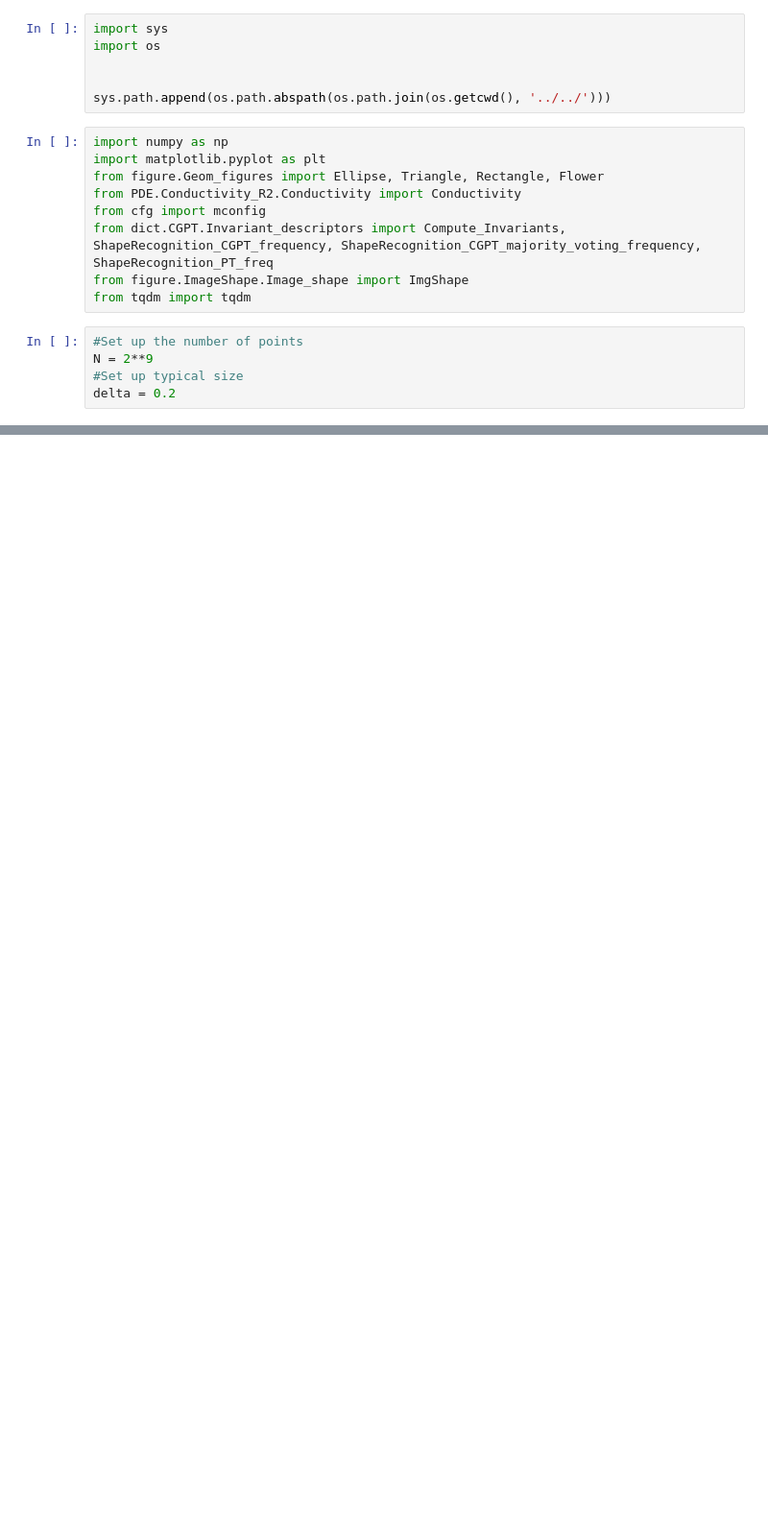
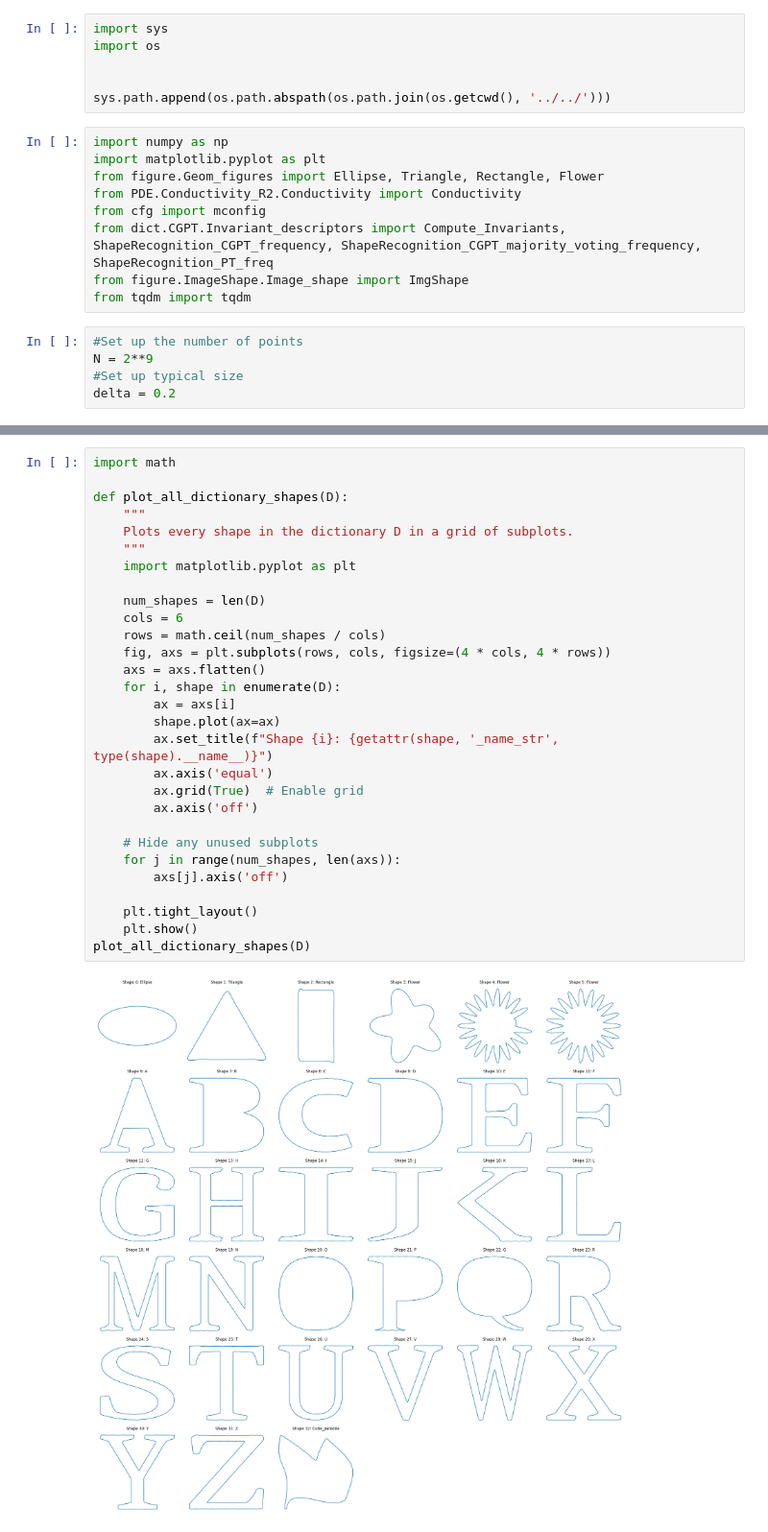
Before and after one commit to Ukechh/SIES_Python_version, a Jupyter notebook: demo/Electric_Fish/demo_shape_recognition_jupyter.ipynb, the cells around one changed output, grey strips where cells are left out. Shown at 96% size. Cells and saved outputs as stored; diff of their text form; blank space fills up the shorter version.

```diff
--- a/demo/Electric_Fish/demo_shape_recognition_jupyter.ipynb
+++ b/demo/Electric_Fish/demo_shape_recognition_jupyter.ipynb
@@ -239,0 +284,31 @@ plt.show()
+# %%
+import math
+
+def plot_all_dictionary_shapes(D):
+    """
+    Plots every shape in the dictionary D in a grid of subplots.
+    """
+    import matplotlib.pyplot as plt
+
+    num_shapes = len(D)
+    cols = 6
+    rows = math.ceil(num_shapes / cols)
+    fig, axs = plt.subplots(rows, cols, figsize=(4 * cols, 4 * rows))
+    axs = axs.flatten()
+    for i, shape in enumerate(D):
+        ax = axs[i]
+        shape.plot(ax=ax)
+        ax.set_title(f"Shape {i}: {getattr(shape, '_name_str', type(shape).__name__)}")
+        ax.axis('equal')
+        ax.grid(True)  # Enable grid
+        ax.axis('off')
+
+    # Hide any unused subplots
+    for j in range(num_shapes, len(axs)):
+        axs[j].axis('off')
+
+    plt.tight_layout()
+    plt.show()
+plot_all_dictionary_shapes(D)
+# %% [output]
+[figure, added]
```
Also changed, not shown: parts of 10 cells of this notebook, 18 other files.
